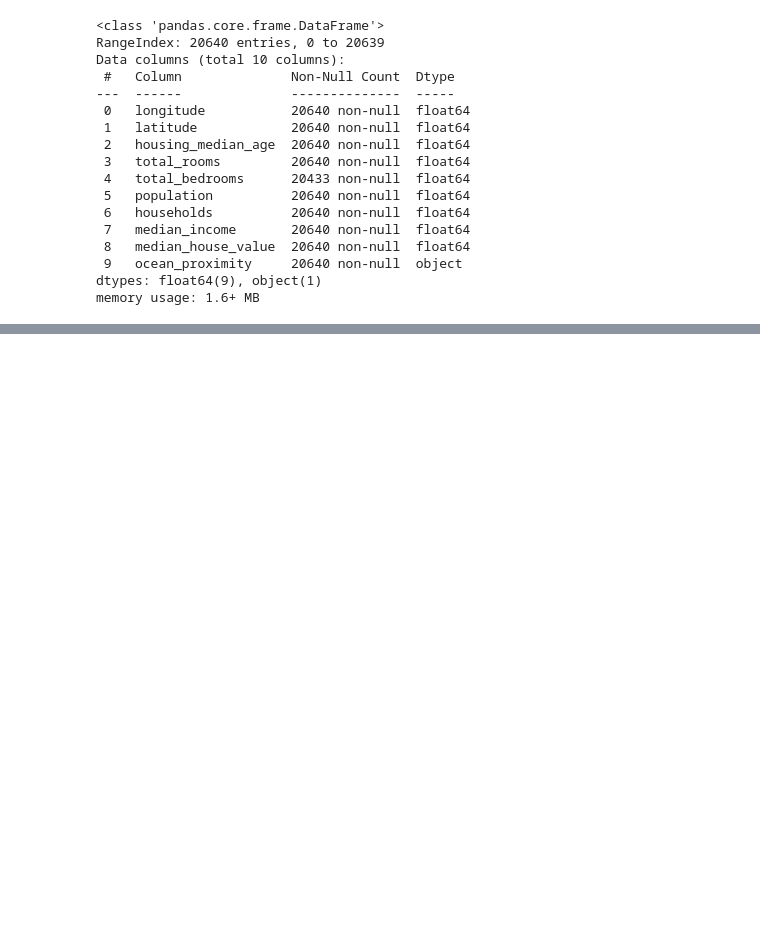
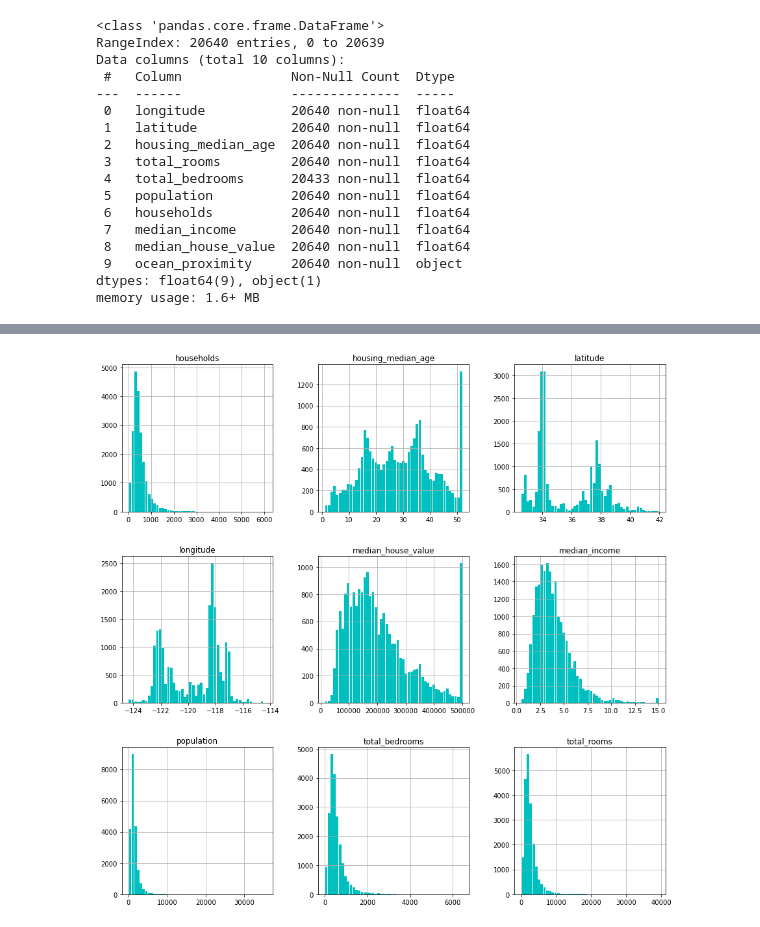
Before and after one commit to Sreekanthrshekar/VERIFIED, a Jupyter notebook: 07_REGRESSION/california_housing_multivariate_regression.ipynb, the cells around one changed output, grey strips where cells are left out. Cells and saved outputs as stored; diff of their text form; code cells hidden in the pictures; blank space fills up the shorter version.

Commit message:
plotted histogram to get a feel of the data.

```diff
--- a/07_REGRESSION/california_housing_multivariate_regression.ipynb
+++ b/07_REGRESSION/california_housing_multivariate_regression.ipynb
@@ -95,3 +95,10 @@ housing_df.describe()
 | 50% | -118.490000 | 34.260000 | 29.000000 | 2127.000000 | 435.000000 | 1166.000000 | 409.000000 | ... |
 | 75% | -118.010000 | 37.710000 | 37.000000 | 3148.000000 | 647.000000 | 1725.000000 | 605.000000 | ... |
 | max | -114.310000 | 41.950000 | 52.000000 | 39320.000000 | 6445.000000 | 35682.000000 | 6082.000000 | ... |
+# %%
+%matplotlib inline
+import matplotlib.pyplot as plt
+housing_df.hist(bins=50, rwidth=0.9, figsize =(15,15), color ='c',histtype='bar')
+plt.show()
+# %% [output]
+[figure, added]
```
